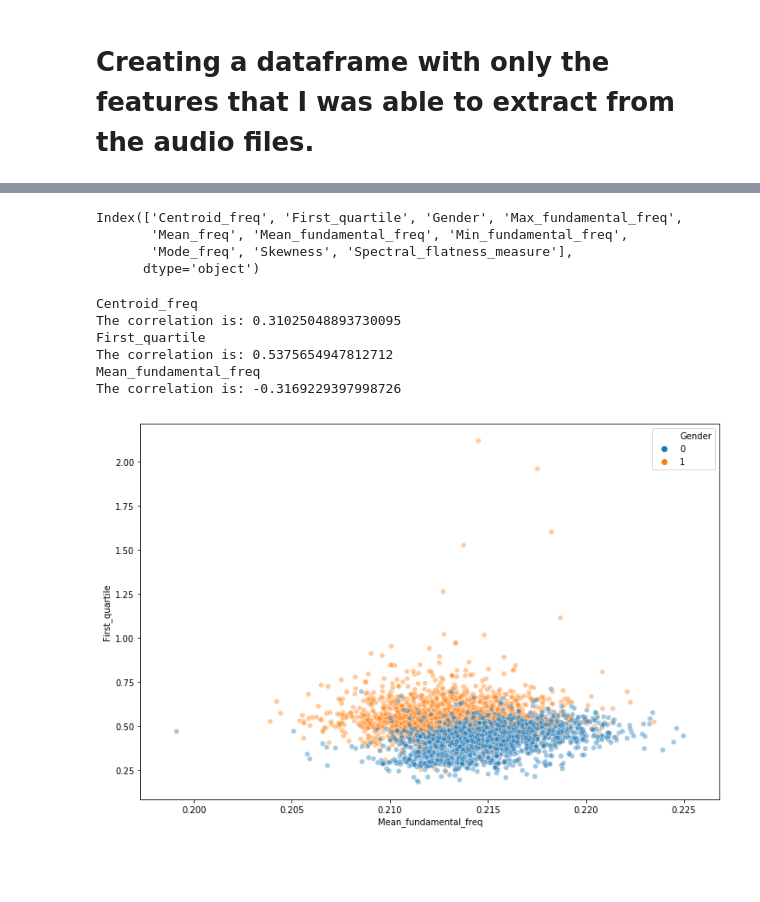
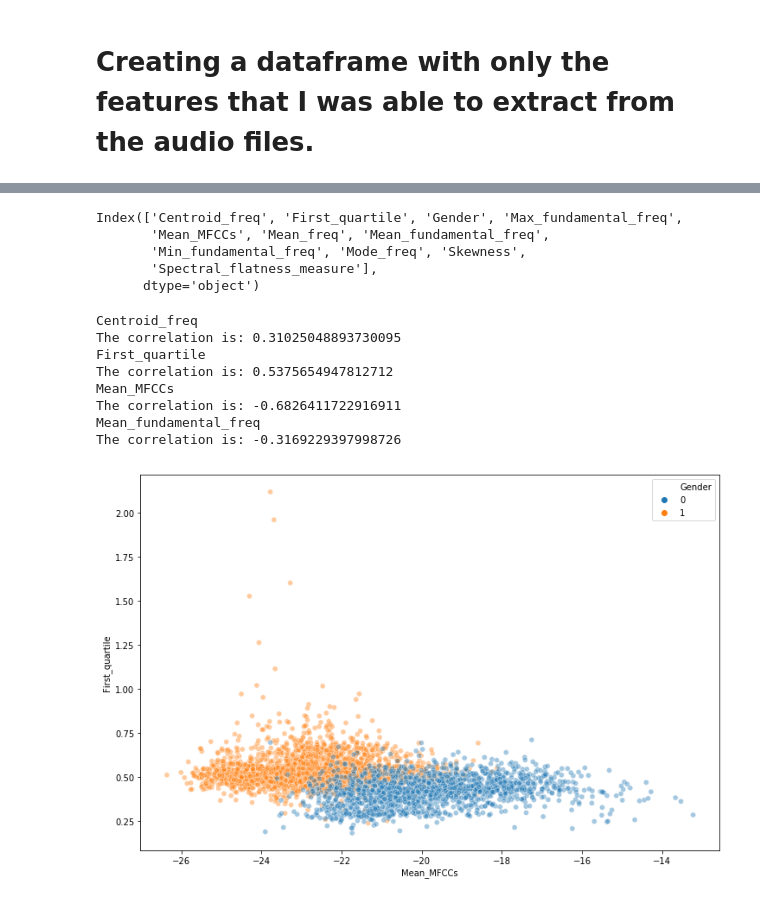
Before and after one commit to alieldinramadan/Project-Week-8-Final-Project, a Jupyter notebook: Voice Gender Recognition using Machine Learning/code/Voice Gender Recognition using Machine Learning.ipynb, the cells around one changed output, grey strips where cells are left out. Drawn from its saved outputs; the diff is of its cells as text; code cells hidden in the pictures; blank space fills up the shorter version.

```diff
--- a/Voice Gender Recognition using Machine Learning/code/Voice Gender Recognition using Machine Learning.ipynb
+++ b/Voice Gender Recognition using Machine Learning/code/Voice Gender Recognition using Machine Learning.ipynb
@@ -759,11 +759,13 @@ plt.show()
 # %%
-voices_new.drop(columns=['Third_quartile','Kurtosis', 'Std', 'Interquantile_range','Median_freq'], inplace = True)
+voices_new.drop(columns=['Third_quartile','Kurtosis', 'Std', 'Interquantile_range','Median_freq',
+                        'Std_MFCCs', 'Root_mean_square'], inplace = True)
 # %%
 voices_new.columns
 # %% [output]
 Index(['Centroid_freq', 'First_quartile', 'Gender', 'Max_fundamental_freq',
-       'Mean_freq', 'Mean_fundamental_freq', 'Min_fundamental_freq',
-       'Mode_freq', 'Skewness', 'Spectral_flatness_measure'],
+       'Mean_MFCCs', 'Mean_freq', 'Mean_fundamental_freq',
+       'Min_fundamental_freq', 'Mode_freq', 'Skewness',
+       'Spectral_flatness_measure'],
       dtype='object')
 # %%
 voices_new_columns = list(voices_new.columns)
@@ -778,14 +780,16 @@ Centroid_freq
 The correlation is: 0.31025048893730095
 First_quartile
 The correlation is: 0.5375654947812712
+Mean_MFCCs
+The correlation is: -0.6826411722916911
 Mean_fundamental_freq
 The correlation is: -0.3169229397998726
 # %%
 plt.subplots(figsize=(12, 8))
-ax = sns.scatterplot(x="Mean_fundamental_freq", y="First_quartile", hue="Gender", alpha=0.4, data=voices_new)
+ax = sns.scatterplot(x="Mean_MFCCs", y="First_quartile", hue="Gender", alpha=0.4, data=voices_new)
 plt.show(ax)
 # %% [output]
-[figure, old version]
+[figure, new version]
 # %%
 fig = plt.figure(figsize = (12,8))
 ax = fig.add_subplot(111, projection='3d')
```
Also changed, not shown: parts of 15 cells of this notebook, 20 other files.
